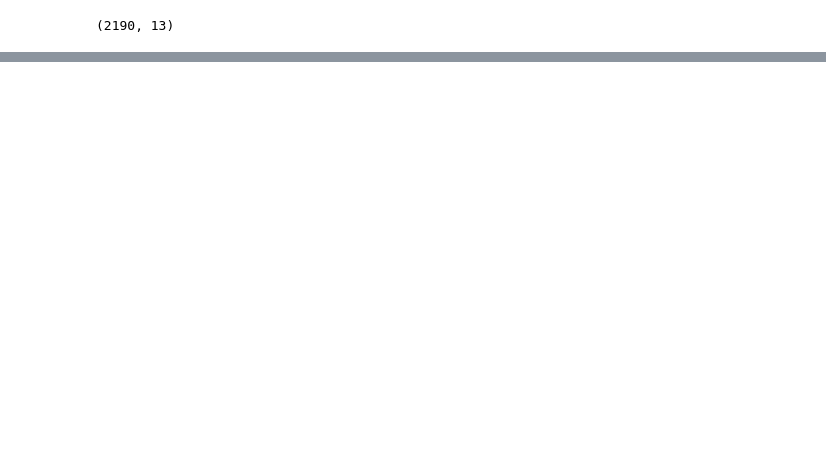
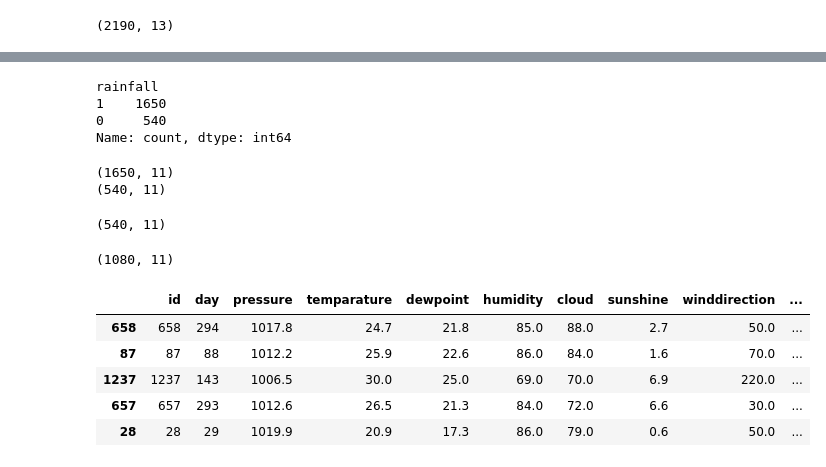
Before and after one commit to Ulton321/Prediction_with_a_Rainfall_Dataset_kaggle_Competition_Host, a Jupyter notebook: main.ipynb, the cells around one changed output, grey strips where cells are left out. Drawn from its saved outputs; the diff is of its cells as text; code cells hidden in the pictures; blank space fills up the shorter version.

```diff
--- a/main.ipynb
+++ b/main.ipynb
@@ -192,0 +262,40 @@ df.describe()
+# %%
+df["rainfall"].value_counts()
+# %% [output]
+rainfall
+1    1650
+0     540
+Name: count, dtype: int64
+# %%
+# seperate majority and minority classes
+df_majority = df[df.rainfall==1]
+df_minority = df[df.rainfall==0]
+
+print(df_majority.shape)
+print(df_minority.shape)
+# %% [output]
+(1650, 11)
+(540, 11)
+# %%
+# downsample majority class to match minority count
+
+df_majority_downsampled = resample(df_majority, replace=False, n_samples=len(df_minority), random_state=42)
+
+df_majority_downsampled.shape
+# %% [output]
+(540, 11)
+# %%
+df_downsampled = pd.concat([df_majority_downsampled, df_minority])
+
+df_downsampled.shape
+# %% [output]
+(1080, 11)
+# %%
+df_downsampled.head()
+# %% [output]
+|  | id | day | pressure | temparature | dewpoint | humidity | cloud | sunshine | winddirection | ... |
+| 658 | 658 | 294 | 1017.8 | 24.7 | 21.8 | 85.0 | 88.0 | 2.7 | 50.0 | ... |
+| 87 | 87 | 88 | 1012.2 | 25.9 | 22.6 | 86.0 | 84.0 | 1.6 | 70.0 | ... |
+| 1237 | 1237 | 143 | 1006.5 | 30.0 | 25.0 | 69.0 | 70.0 | 6.9 | 220.0 | ... |
+| 657 | 657 | 293 | 1012.6 | 26.5 | 21.3 | 84.0 | 72.0 | 6.6 | 30.0 | ... |
+| 28 | 28 | 29 | 1019.9 | 20.9 | 17.3 | 86.0 | 79.0 | 0.6 | 50.0 | ... |
```
Also changed, not shown: parts of 17 cells of this notebook.
